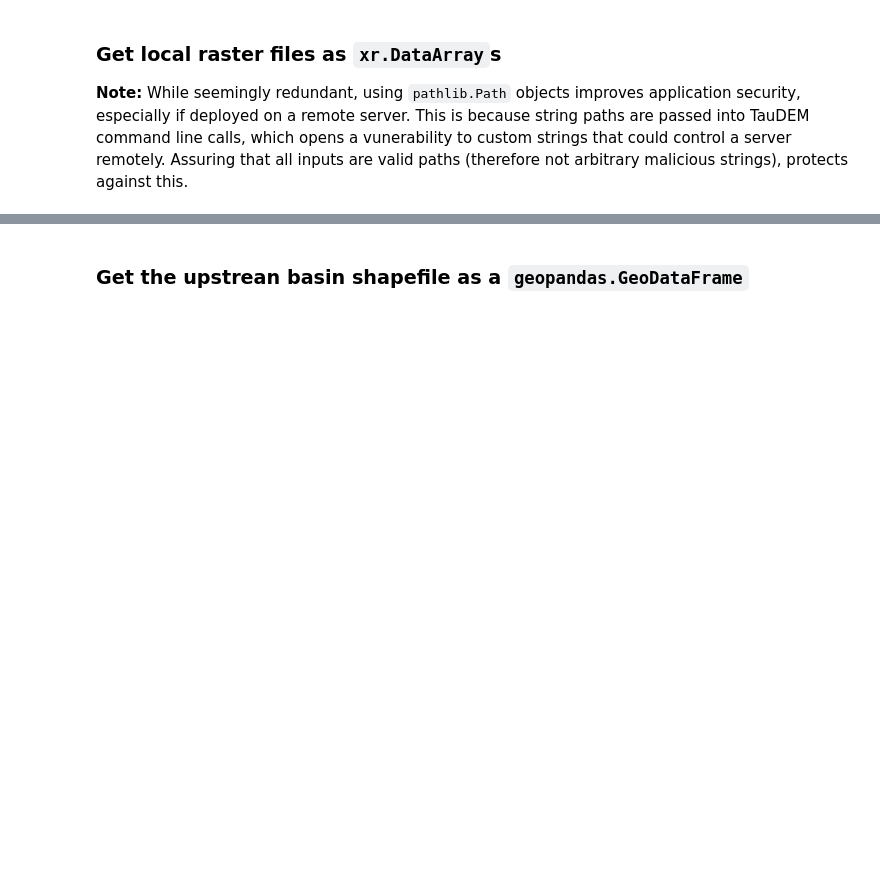
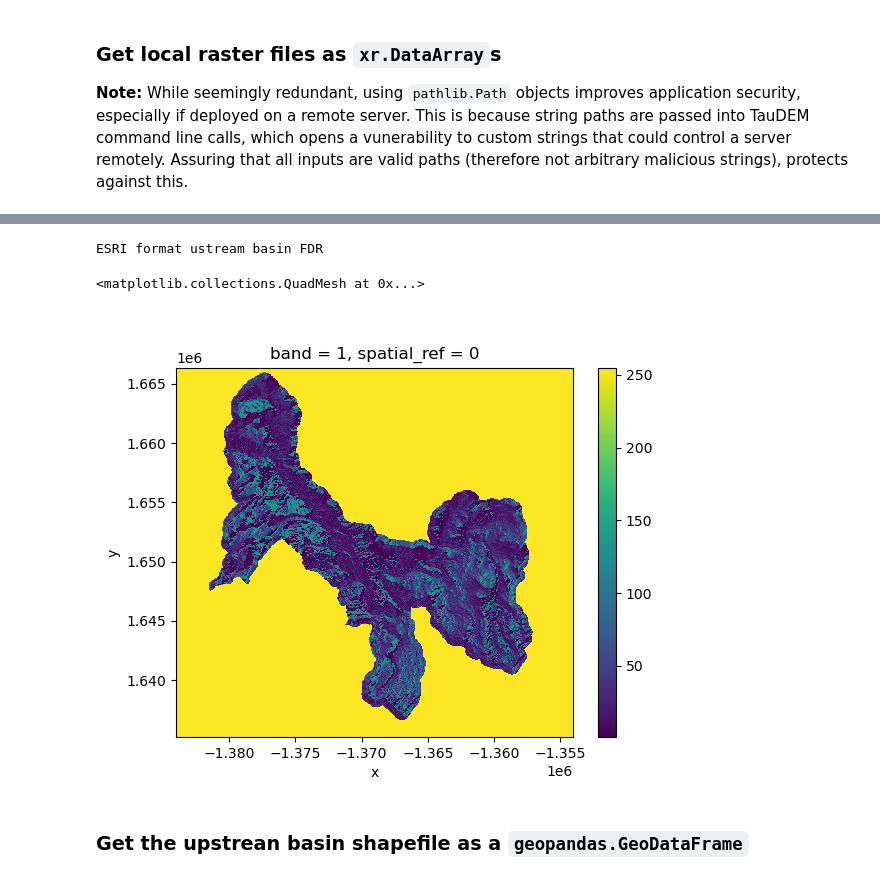
Before and after one commit to usgs/water-fcpg-tools, a Jupyter notebook: examples/refactor_demo_notebook.ipynb, the cells around one changed output, grey strips where cells are left out. Drawn from its saved outputs; the diff is of its cells as text; code cells hidden in the pictures; blank space fills up the shorter version.

```diff
--- a/examples/refactor_demo_notebook.ipynb
+++ b/examples/refactor_demo_notebook.ipynb
@@ -82,0 +124,8 @@ Wall time: 137 ms
+# %%
+%%time
+# test back-conversion by re-making the esri format FDR
+us_fdr_esri = fcpgtools.tools.convert_fdr_formats(
+        us_fdr_taudem,
+        out_format='esri',
+        in_format=None,
+        )
@@ -83,3 +136,11 @@ Wall time: 137 ms
+# %%
+%matplotlib widget
+print('ESRI format ustream basin FDR')
+us_fdr_esri.plot()
+# %% [output]
+ESRI format ustream basin FDR
+<matplotlib.collections.QuadMesh at 0x...>
+[figure, added]
 # %% [markdown]
 ### Get the upstrean basin shapefile as a `geopandas.GeoDataFrame`
 # %%
```
Also changed, not shown: parts of 17 cells of this notebook, 3 other files.
